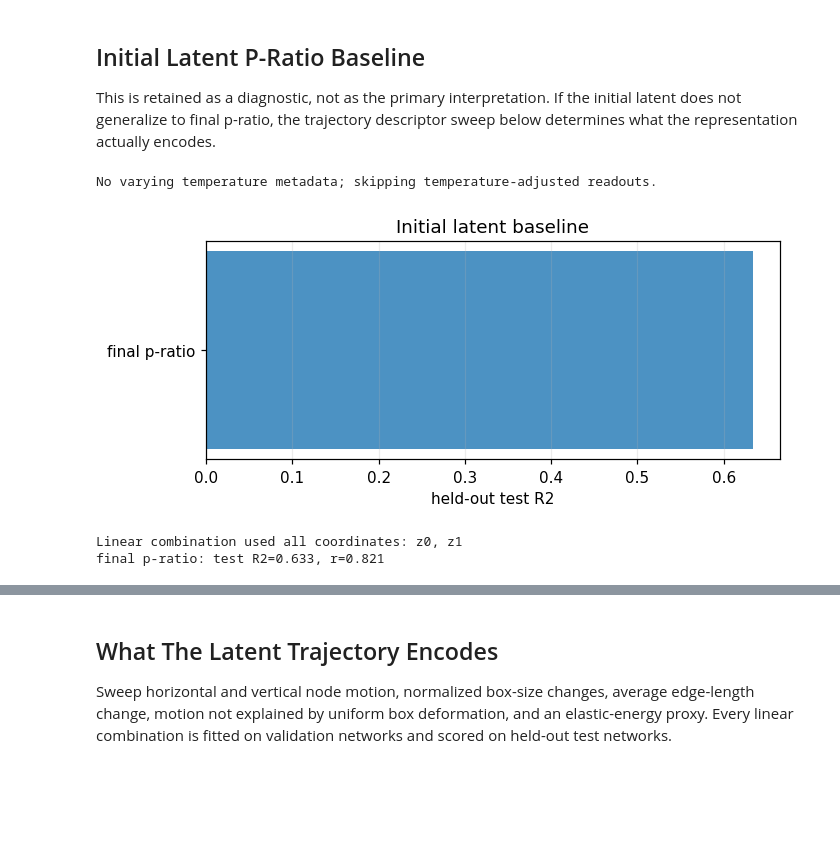
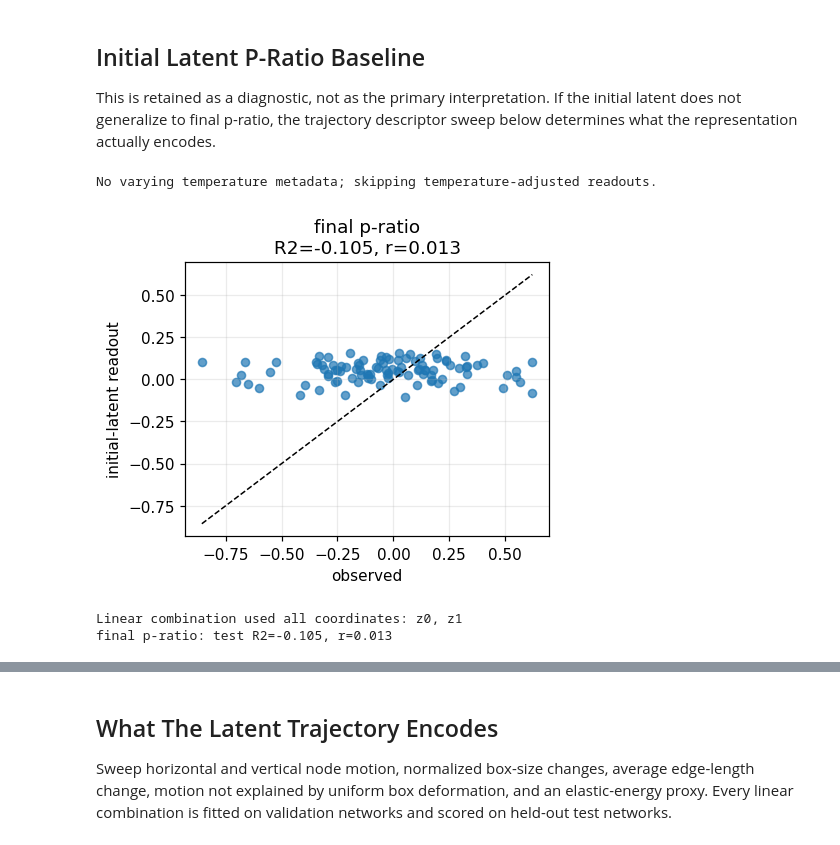
Before and after one commit to alex-zhilkin/DL-course-project, a Jupyter notebook: notebooks/latent_space/04_latent_space_simulator.ipynb, the cells around one changed output, grey strips where cells are left out. Saved outputs shown, nothing was run; the diff lists cells and outputs as text; code cells hidden in the pictures; blank space fills up the shorter version.

```diff
--- a/notebooks/latent_space/04_latent_space_simulator.ipynb
+++ b/notebooks/latent_space/04_latent_space_simulator.ipynb
@@ -55,6 +55,13 @@ dataset_specs = {
         'train_count': 80,
         'val_count': 50,
     },
+    'noizy': {
+        'label': 'Noizy',
+        'path': 'data/200_rand_pruned_OOL_bidirect_val1057.pt',
+        'train_count': 80,
+        'val_count': 20,
+    },
+
 }
 
 cfg = {
@@ -265,40 +269,52 @@ weight_rows = []
 test_predictions = {}
 for target, label in targets.items():
     y_val = val_latent[target].to_numpy(float)
     y_test = test_latent[target].to_numpy(float)
     coef = np.linalg.lstsq(design_val, y_val, rcond=None)[0]
     pred = design_test @ coef
     test_predictions[target] = pred
     readout_rows.append({
         'target': label,
         'test_r2': r2_score(y_test, pred),
         'test_pearson_r': pearson_r(y_test, pred),
     })
     weight_rows.append({
         'target': label,
         'intercept': float(coef[0] - np.sum(coef[1:] * x_mean / x_std)),
         **{f'{col}_weight': float(weight) for col, weight in zip(z_cols, coef[1:] / x_std)},
     })
 
 latent_readout_df = pd.DataFrame(readout_rows)
 latent_readout_weights_df = pd.DataFrame(weight_rows)
 latent_readout_df.to_csv(run_dir / 'initial_latent_linear_readout_scores.csv', index=False)
 latent_readout_weights_df.to_csv(run_dir / 'initial_latent_linear_readout_weights.csv', index=False)
 
-score_plot = latent_readout_df.sort_values('test_r2')
-colors = ['tab:red' if value < 0 else 'tab:blue' for value in score_plot['test_r2']]
-fig, ax = plt.subplots(figsize=(6.2, 2.7), constrained_layout=True)
-ax.barh(score_plot['target'], score_plot['test_r2'], color=colors, alpha=0.8)
-ax.axvline(0, color='0.25', lw=1)
-ax.set(title='Initial latent baseline', xlabel='held-out test R2')
-ax.grid(axis='x', alpha=0.25)
+fig, axes = plt.subplots(
+    1, len(targets), figsize=(4.1 * len(targets), 3.4), constrained_layout=True,
+)
+axes = np.atleast_1d(axes)
+for ax, (target, label) in zip(axes, targets.items()):
+    observed = test_latent[target].to_numpy(float)
+    predicted = test_predictions[target]
+    score = latent_readout_df.loc[latent_readout_df['target'].eq(label)].iloc[0]
+    ax.scatter(observed, predicted, s=28, alpha=0.7, color='tab:blue')
+    finite = np.isfinite(observed) & np.isfinite(predicted)
+    if finite.any():
+        lo = min(observed[finite].min(), predicted[finite].min())
+        hi = max(observed[finite].max(), predicted[finite].max())
+        ax.plot([lo, hi], [lo, hi], 'k--', lw=1)
+    ax.set(
+        title=f'{label}\nR2={score.test_r2:.3f}, r={score.test_pearson_r:.3f}',
+        xlabel='observed', ylabel='initial-latent readout',
+    )
+    ax.grid(alpha=0.25)
 plt.show()
 
 print('Linear combination used all coordinates:', ', '.join(z_cols))
 for row in latent_readout_df.itertuples(index=False):
     print(f'{row.target}: test R2={row.test_r2:.3f}, r={row.test_pearson_r:.3f}')
 # %% [output]
 No varying temperature metadata; skipping temperature-adjusted readouts.
-[figure, old version]
+[figure, new version]
 Linear combination used all coordinates: z0, z1
-final p-ratio: test R2=0.633, r=0.821
+final p-ratio: test R2=-0.105, r=0.013
```
Also changed, not shown: parts of 6 cells of this notebook, 14 other files.
